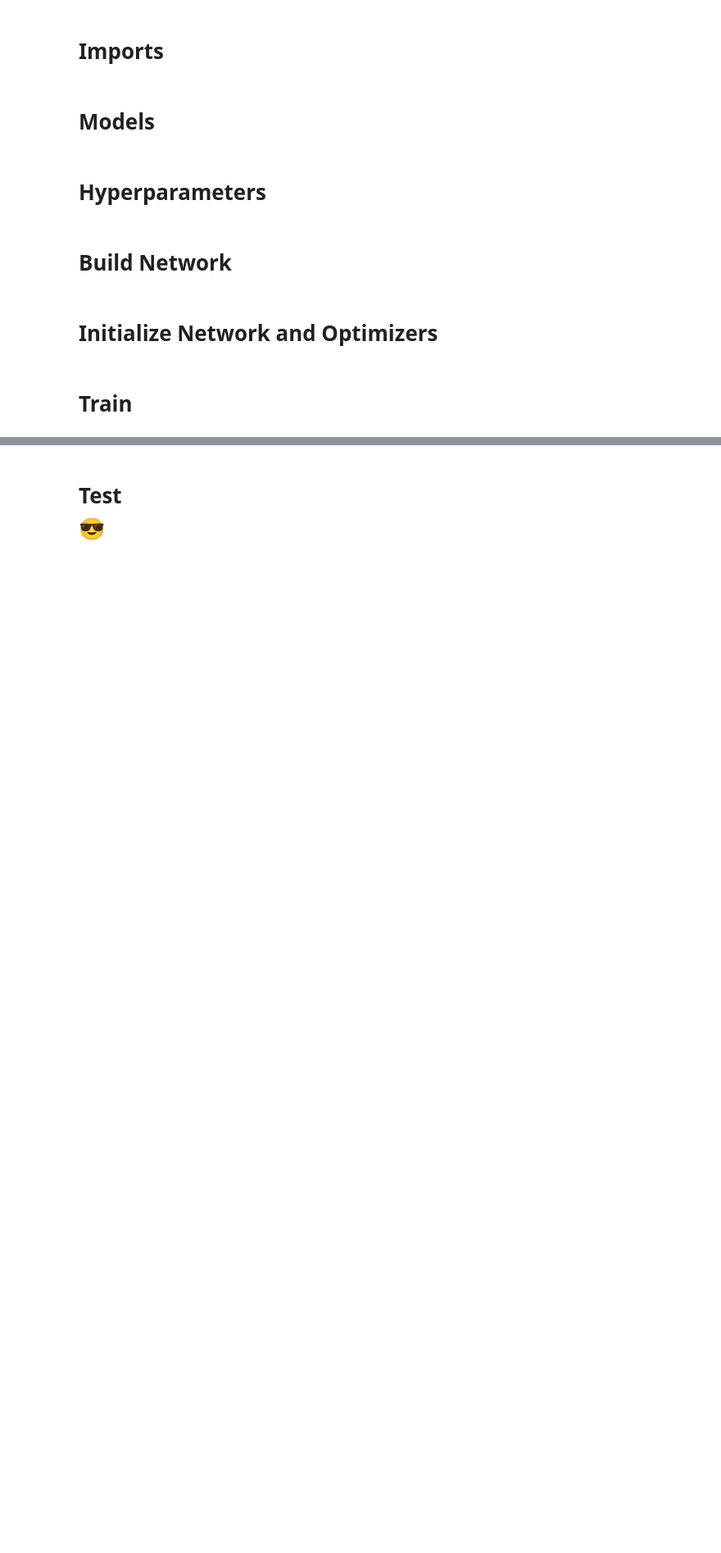
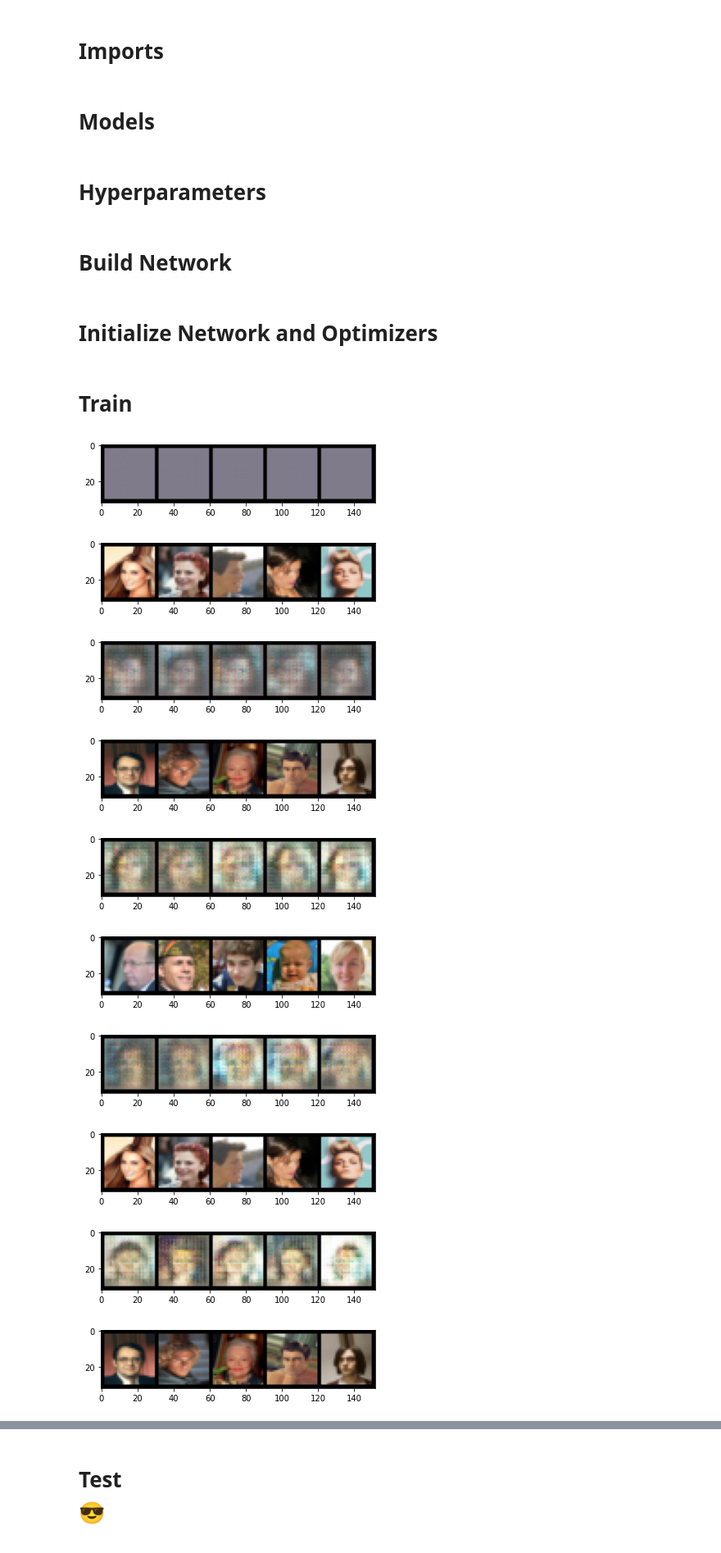
Before and after one commit to rajan-blackboxes/GAN, a Jupyter notebook: WGAN/WGAN.ipynb, the cells around one changed output, grey strips where cells are left out. Shown at 82% size. Drawn from its saved outputs; the diff is of its cells as text; code cells hidden in the pictures; blank space fills up the shorter version.

Commit message:
Results for updated architecture for 28x28 image

```diff
--- a/WGAN/WGAN.ipynb
+++ b/WGAN/WGAN.ipynb
@@ -115,3 +59,17 @@ C_LAMBDA = 10
+# %%
+EPOCHS = 5 # No of epochs to run
+LEARNING_RATE = 0.0002 # Learning rate for Adam
+BATCH = 128 # Batch size
+Z_DIM= 64 # Dimension of noise vector
+BETA_1 = 0.5  # Momentum for Adam
+BETA_2 = 0.999  # Momentum for Adam
+CRITIC_REPEAT = 5 # No of times to update Critic per generator update
+GEN_REPEAT = 1    # No of times to update Generator per Critic update
+C_LAMBDA = 10 # Weight of gradient penalty
+DEVICE = 'cuda' # Device type
+
+FILES_PATH = "/content/data/" # Folder where images are located
+DISPLAY_STEP = 500 # show # of  the images
 # %% [markdown]
 # Build Network
 # %%
@@ -138,22 +96,46 @@ def build_network(gpu=True):
 # %% [markdown]
 # Initialize Network and Optimizers
 # %%
-G, C = build_network()
+G, C = build_network(DEVICE)
 G_opt = optim.Adam(G.parameters(), lr=LEARNING_RATE, betas=(BETA_1, BETA_2))
 C_opt = optim.Adam(C.parameters(), lr=LEARNING_RATE, betas=(BETA_1, BETA_2))
 
-data_loader = build_dataloader(FILES_PATH, batch=BATCH)
+data_loader = build_dataloader(FILES_PATH, batch=BATCH, image_dim=28)
+
+# Uncomment it to use Pytorch datasets instead
+
+# transform = transforms.Compose([
+#     transfoms.Resize(28,28),
+#     transforms.ToTensor(),
+#     transforms.Normalize((0.5,), (0.5,)),
+# ])
+
+# dataloader = DataLoader(
+#     datasets.CelebA('.', download=False, transform=transform),
+#     batch_size=batch_size,
+#     shuffle=True)
 # %% [markdown]
 # Train
 # %%
 train(data_loader,
       G, C,
       G_opt, C_opt,
-      n_epochs = 1,
-      device = 'cuda',
-      critic_repeat = 1,
-      gen_repeat = 1,
-      display_step = 500,
+      n_epochs = EPOCHS,
+      device = DEVICE,
+      critic_repeat = CRITIC_REPEAT,
+      gen_repeat = GEN_REPEAT,
+      display_step = DISPLAY_STEP,
       z_dim = Z_DIM,
       c_lambda = C_LAMBDA
      )
+# %% [output]
+[figure, added]
+[figure, added]
+[figure, added]
+[figure, added]
+[figure, added]
+[figure, added]
+[figure, added]
+[figure, added]
+[figure, added]
+[figure, added]
```
Also changed, not shown: parts of 14 cells of this notebook.
